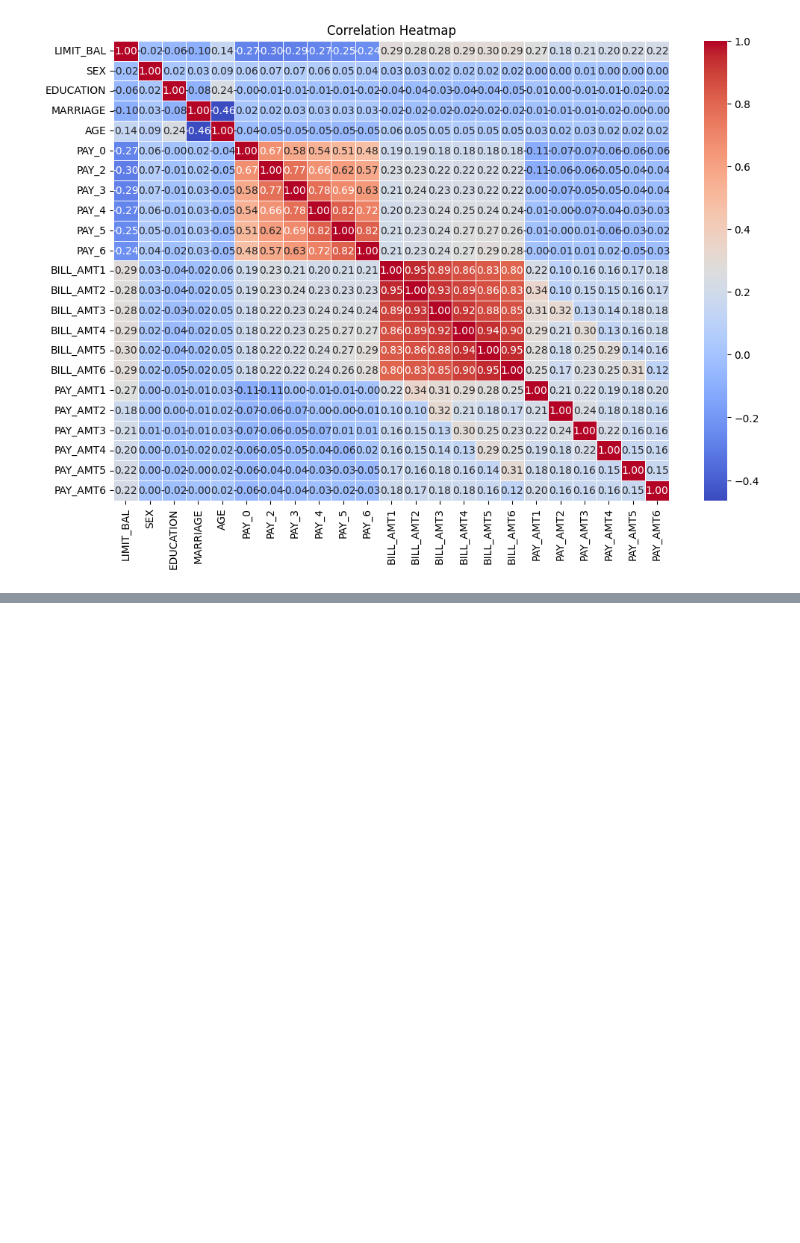
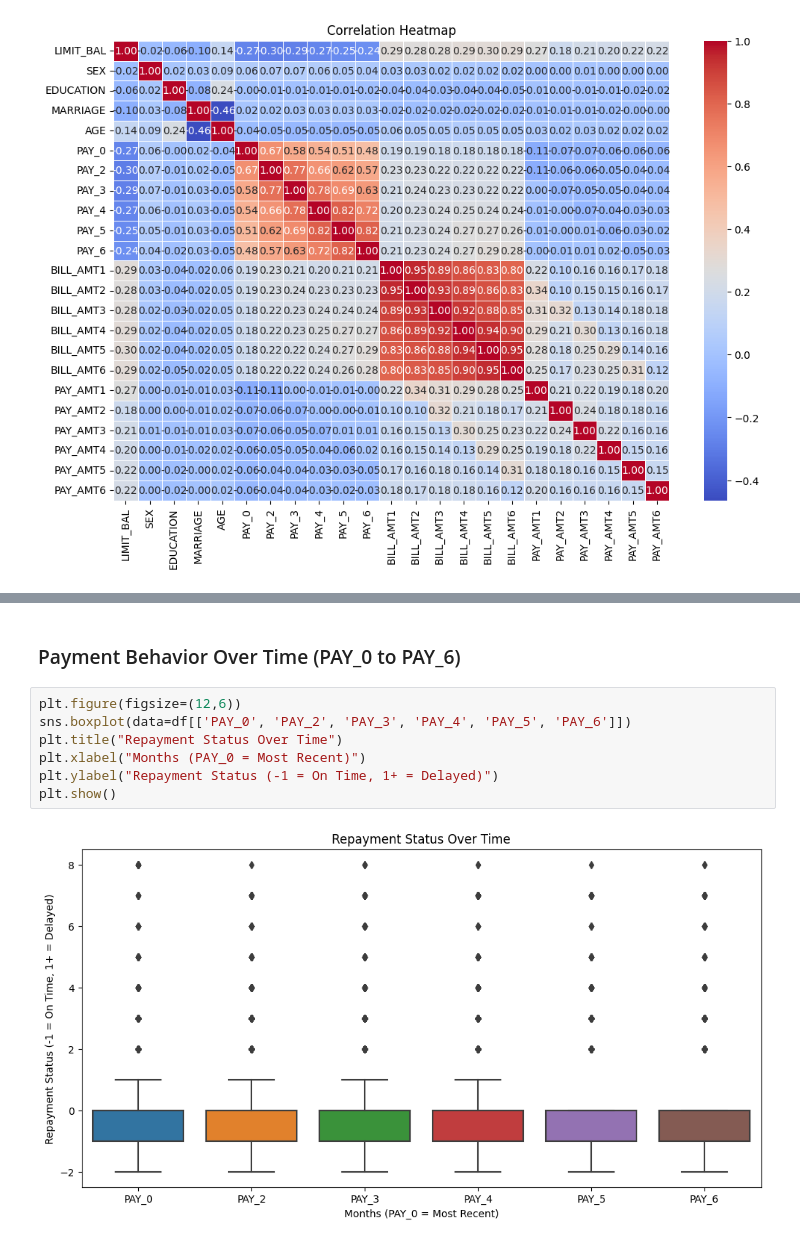
Before and after one commit to PhilipTimothe/Loan-Default-Risk-Analysis, a Jupyter notebook: notebooks/exlporatory_data_analysis.ipynb, the cells around one changed output, grey strips where cells are left out. Cells and saved outputs as stored; diff of their text form; blank space fills up the shorter version.

```diff
--- a/notebooks/exlporatory_data_analysis.ipynb
+++ b/notebooks/exlporatory_data_analysis.ipynb
@@ -179,0 +191,11 @@ plt.show()
+# %% [markdown]
+### Payment Behavior Over Time (PAY_0 to PAY_6)
+# %%
+plt.figure(figsize=(12,6))
+sns.boxplot(data=df[['PAY_0', 'PAY_2', 'PAY_3', 'PAY_4', 'PAY_5', 'PAY_6']])
+plt.title("Repayment Status Over Time")
+plt.xlabel("Months (PAY_0 = Most Recent)")
+plt.ylabel("Repayment Status (-1 = On Time, 1+ = Delayed)")
+plt.show()
+# %% [output]
+[figure, added]
```
Also changed, not shown: parts of 2 cells of this notebook.
